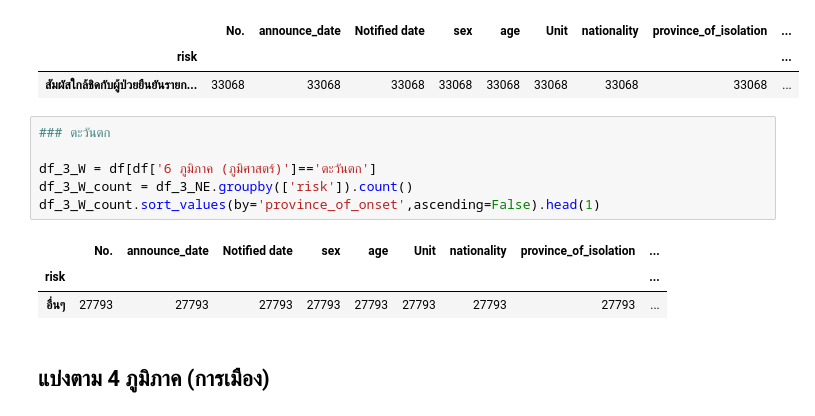
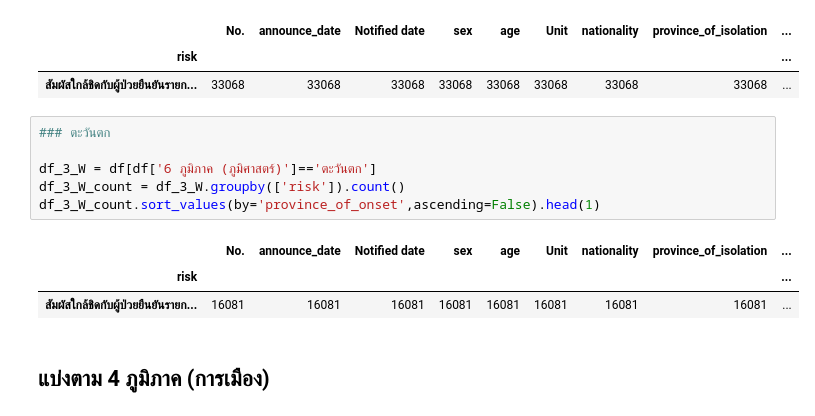
Before and after one commit to ThanikPimpiban/data_viz_2022, a Jupyter notebook: BasicPython&DataViz_midterm2022.ipynb, the cells around one changed output. Cells and saved outputs as stored; diff of their text form.

```diff
--- a/BasicPython&DataViz_midterm2022.ipynb
+++ b/BasicPython&DataViz_midterm2022.ipynb
@@ -567,13 +567,13 @@ df_3_E_count.sort_values(by='province_of_onset',ascending=False).head(1)
 # %%
 ### ตะวันตก
 
 df_3_W = df[df['6 ภูมิภาค (ภูมิศาสตร์)']=='ตะวันตก']
-df_3_W_count = df_3_NE.groupby(['risk']).count()
+df_3_W_count = df_3_W.groupby(['risk']).count()
 df_3_W_count.sort_values(by='province_of_onset',ascending=False).head(1)
 # %% [output]
 |  | No. | announce_date | Notified date | sex | age | Unit | nationality | province_of_isolation | ... |
 | risk |  |  |  |  |  |  |  |  | ... |
-| อื่นๆ | 27793 | 27793 | 27793 | 27793 | 27793 | 27793 | 27793 | 27793 | ... |
+| สัมผัสใกล้ชิดกับผู้ป่วยยืนยันรายก... | 16081 | 16081 | 16081 | 16081 | 16081 | 16081 | 16081 | 16081 | ... |
 # %% [markdown]
 ## แบ่งตาม 4 ภูมิภาค (การเมือง)
 # %%
```
Also changed, not shown: parts of 4 cells of this notebook.
